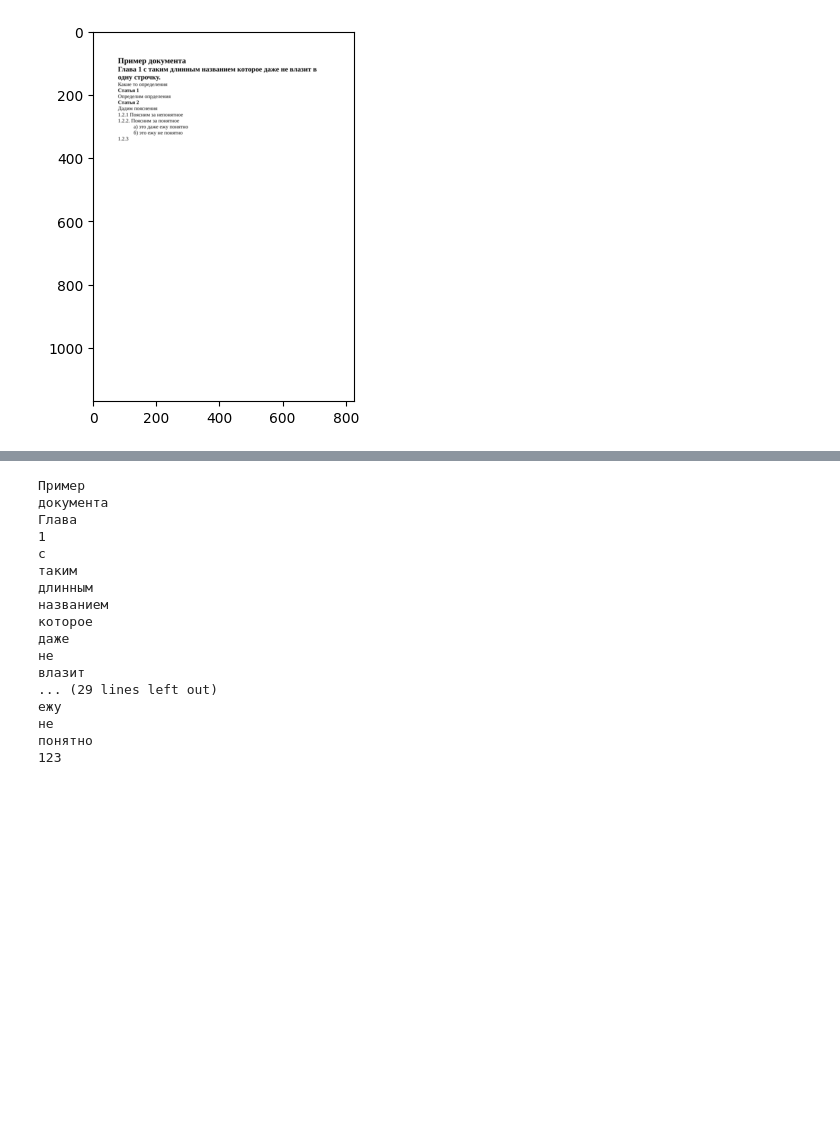
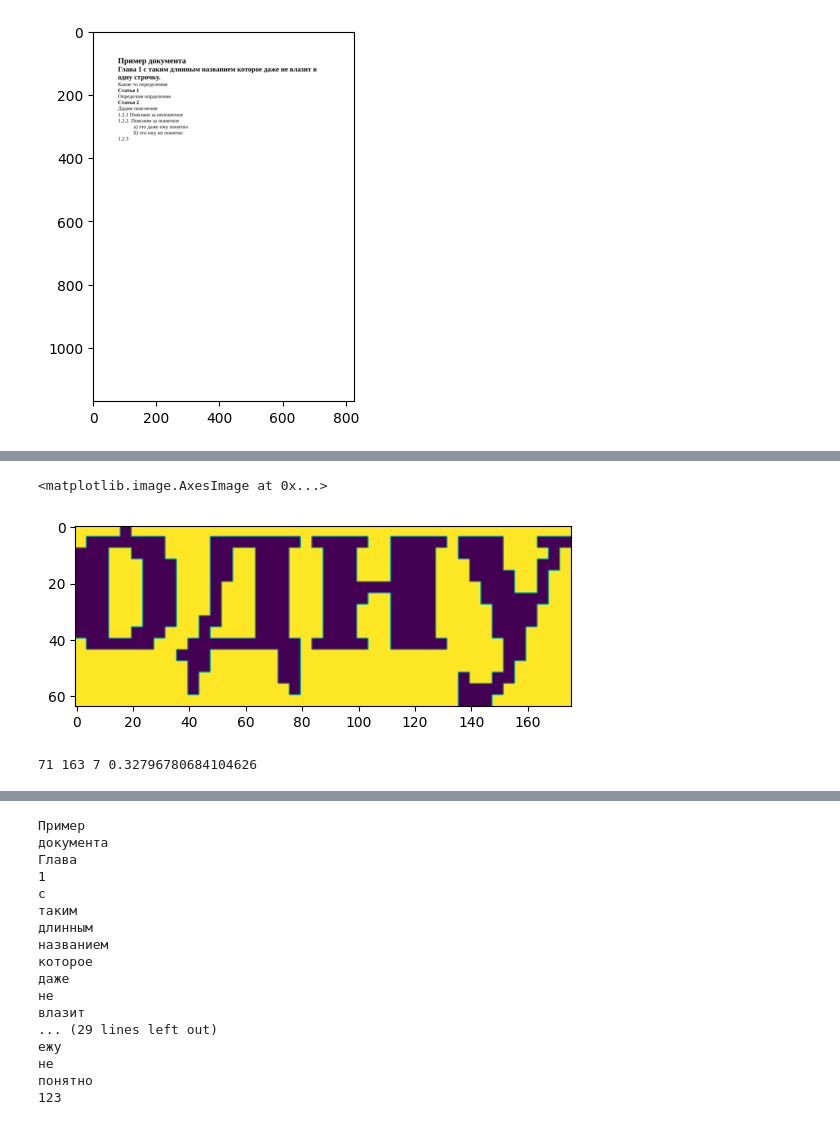
Before and after one commit to Dann38/layout_highlighter, a Jupyter notebook: imgDoc/examples/08-bold-text.ipynb, the cells around one changed output, grey strips where cells are left out. Cells and saved outputs as stored; diff of their text form; code cells hidden in the pictures; blank space fills up the shorter version.

```diff
--- a/imgDoc/examples/08-bold-text.ipynb
+++ b/imgDoc/examples/08-bold-text.ipynb
@@ -24,0 +95,27 @@ page.extract_word()
+# %%
+word1  = page.words[15]
+word2 = page.words[13]
+word = word2
+img_word = word.segment.get_segment_from_img(page.image.get_binary_image())
+plt.imshow(img_word)
+# %% [output]
+<matplotlib.image.AxesImage at 0x...>
+[figure, added]
+# %%
+def _get_s_word_img(img_word: np.ndarray) -> float:
+    img_word_inv = 1-img_word
+    return img_word_inv.sum()
+
+def _get_p_word_img(img_word: np.ndarray) -> float:
+    img1 = img_word + 1
+    img_p = img1[:, 1:] -img_word[:, :-1]
+    # img_p[img_p == 0] = 2
+    img_p[img_p == 1] = 0
+    img_p[img_p == 2] = 1
+    return img_p.sum()
+p = _get_p_word_img(img_word)
+s = _get_s_word_img(img_word)
+h = _get_h_word_img(img_word)
+print(p, s, h, s/p/h)
+# %% [output]
+71 163 7 0.32796780684104626
```
Also changed, not shown: parts of 6 cells of this notebook, 11 other files.
